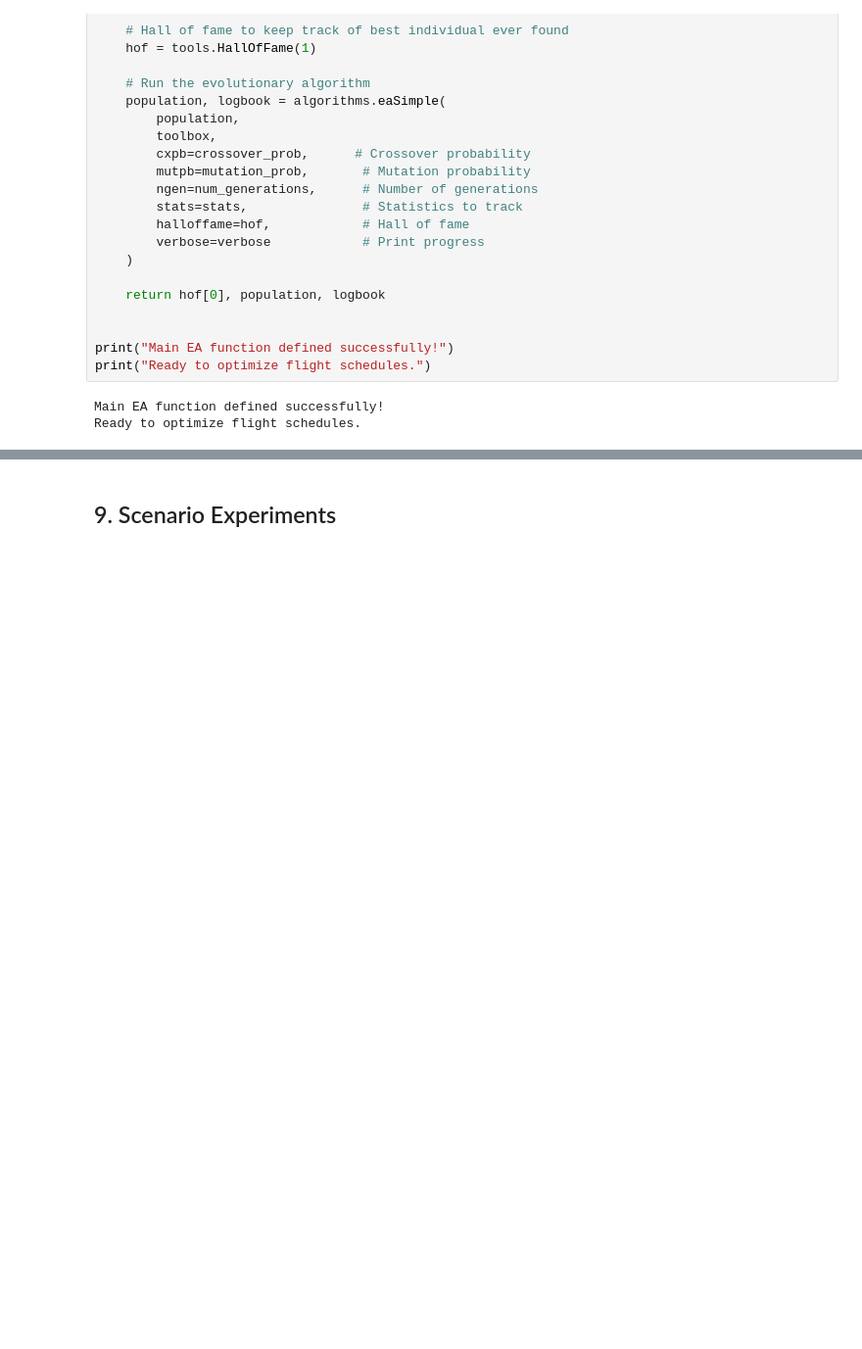
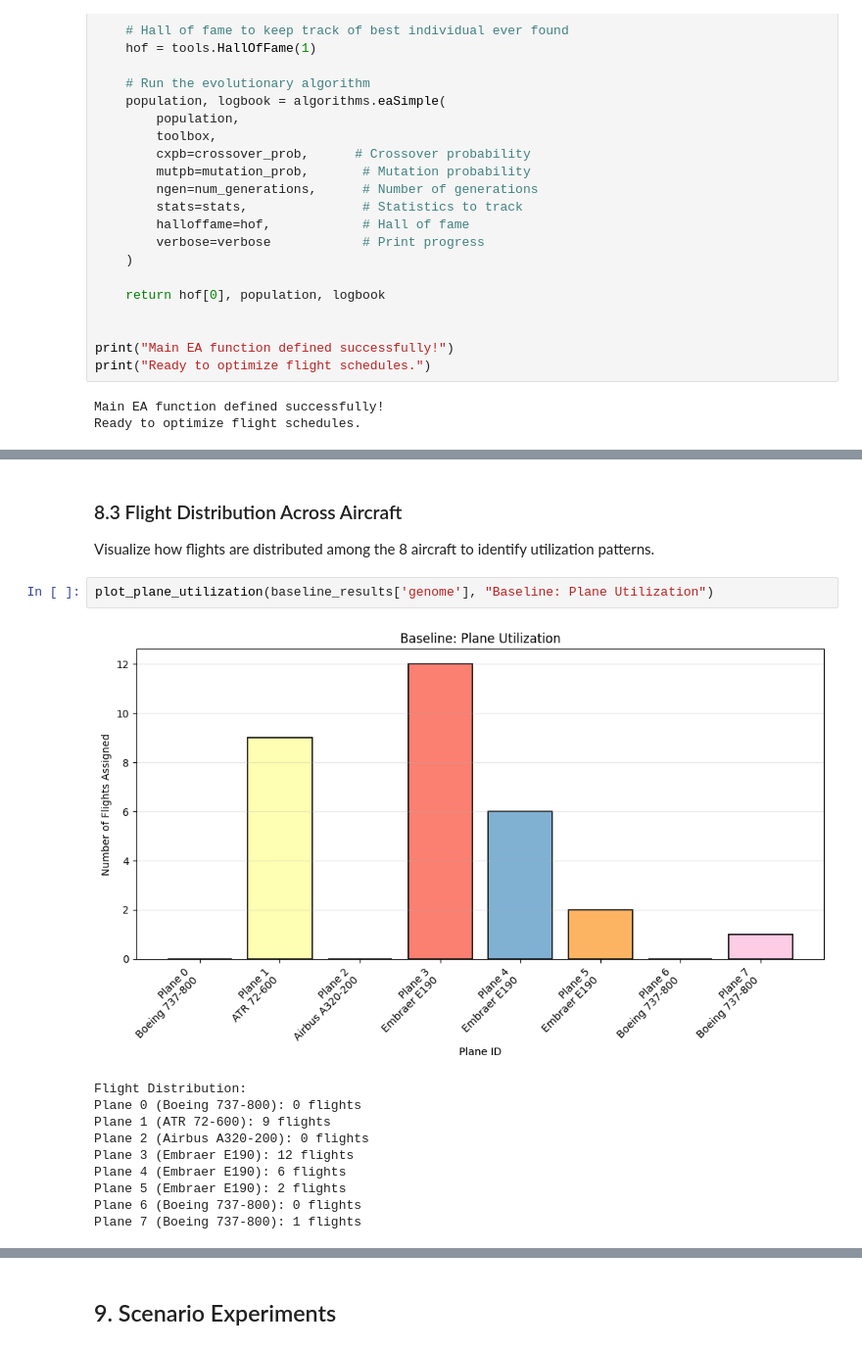
Before and after one commit to Terikyy/ai-evolutionary-algorithms, a Jupyter notebook: flight-schedule-optimization.ipynb, the cells around one changed output, grey strips where cells are left out. Shown at 98% size. Drawn from its saved outputs; the diff is of its cells as text; blank space fills up the shorter version.

```diff
--- a/flight-schedule-optimization.ipynb
+++ b/flight-schedule-optimization.ipynb
@@ -1138,0 +1226,17 @@ Ready to optimize flight schedules.
+# %% [markdown]
+### 8.3 Flight Distribution Across Aircraft
+
+Visualize how flights are distributed among the 8 aircraft to identify utilization patterns.
+# %%
+plot_plane_utilization(baseline_results['genome'], "Baseline: Plane Utilization")
+# %% [output]
+[figure, added]
+Flight Distribution:
+Plane 0 (Boeing 737-800): 0 flights
+Plane 1 (ATR 72-600): 9 flights
+Plane 2 (Airbus A320-200): 0 flights
+Plane 3 (Embraer E190): 12 flights
+Plane 4 (Embraer E190): 6 flights
+Plane 5 (Embraer E190): 2 flights
+Plane 6 (Boeing 737-800): 0 flights
+Plane 7 (Boeing 737-800): 1 flights
```
Also changed, not shown: parts of 17 cells of this notebook.
